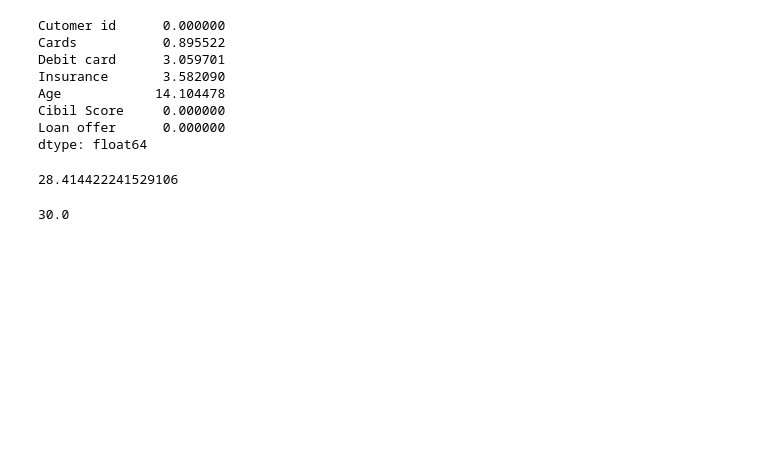
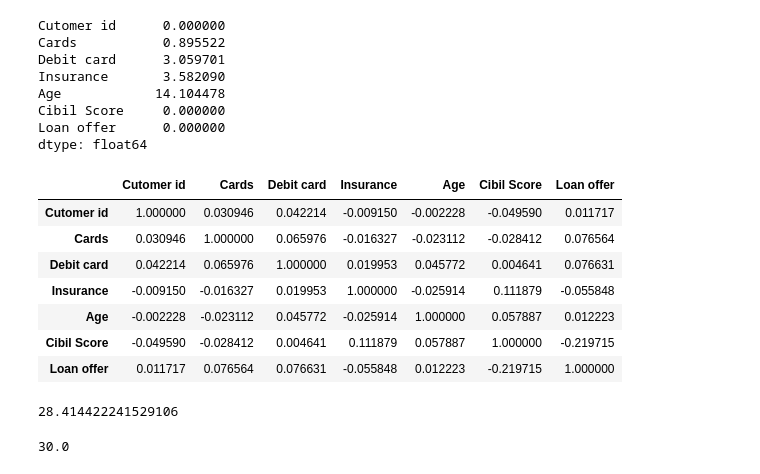
Before and after one commit to Dhanasekaran-MS/Final-Project-ML-, a Jupyter notebook: assessment 2.ipynb, the cells around one changed output. Drawn from its saved outputs; the diff is of its cells as text; code cells hidden in the pictures; blank space fills up the shorter version.

```diff
--- a/assessment 2.ipynb
+++ b/assessment 2.ipynb
@@ -16,6 +16,17 @@ Age            14.104478
 Cibil Score     0.000000
 Loan offer      0.000000
 dtype: float64
+# %%
+df.corr()
+# %% [output]
+|  | Cutomer id | Cards | Debit card | Insurance | Age | Cibil Score | Loan offer |
+| Cutomer id | 1.000000 | 0.030946 | 0.042214 | -0.009150 | -0.002228 | -0.049590 | 0.011717 |
+| Cards | 0.030946 | 1.000000 | 0.065976 | -0.016327 | -0.023112 | -0.028412 | 0.076564 |
+| Debit card | 0.042214 | 0.065976 | 1.000000 | 0.019953 | 0.045772 | 0.004641 | 0.076631 |
+| Insurance | -0.009150 | -0.016327 | 0.019953 | 1.000000 | -0.025914 | 0.111879 | -0.055848 |
+| Age | -0.002228 | -0.023112 | 0.045772 | -0.025914 | 1.000000 | 0.057887 | 0.012223 |
+| Cibil Score | -0.049590 | -0.028412 | 0.004641 | 0.111879 | 0.057887 | 1.000000 | -0.219715 |
+| Loan offer | 0.011717 | 0.076564 | 0.076631 | -0.055848 | 0.012223 | -0.219715 | 1.000000 |
 # %%
 df.Age.mean()
 # %% [output]
```
Also changed, not shown: parts of 1 cell of this notebook, 5 other files.
